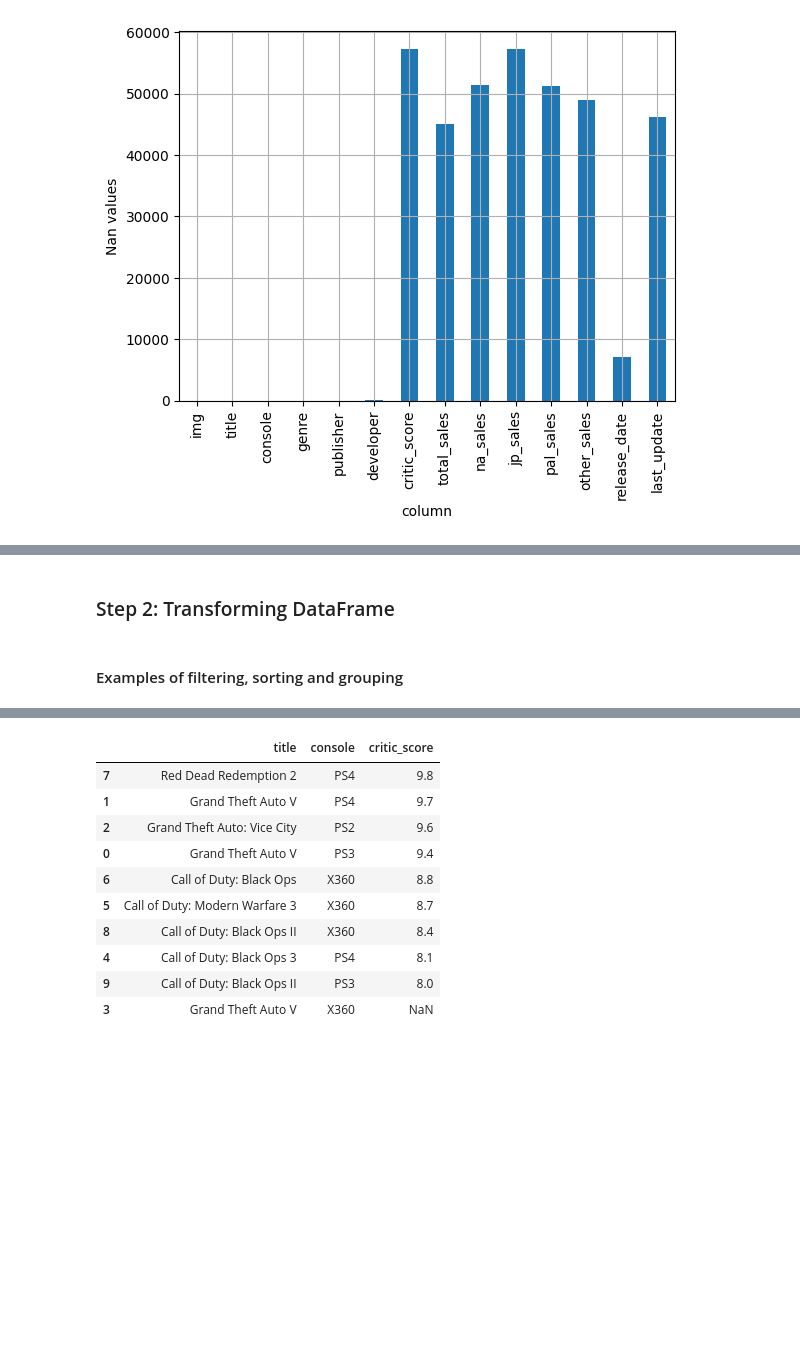
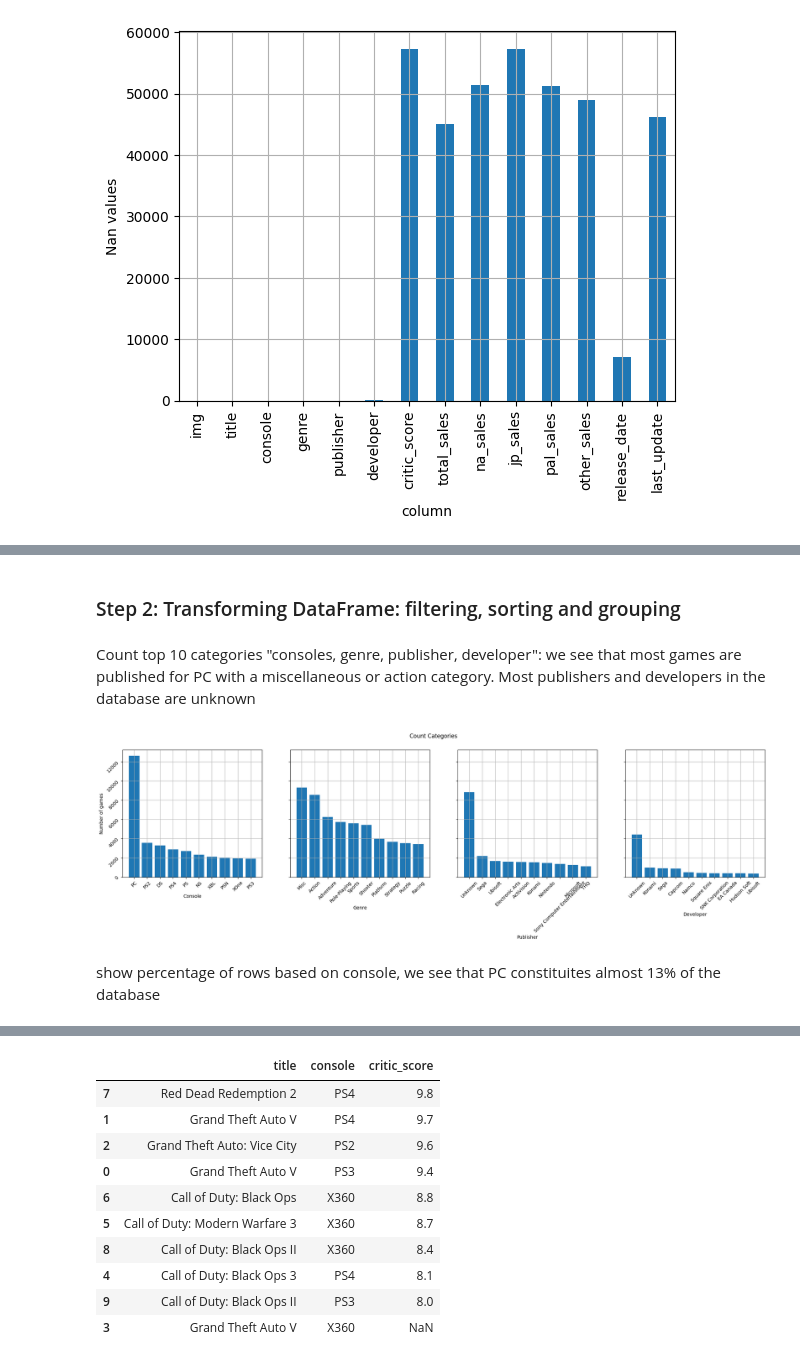
Before and after one commit to eulogi92/Portfolio, a Jupyter notebook: Python/Project 1/Python_Project_Sales.ipynb, the cells around one changed output, grey strips where cells are left out. Cells and saved outputs as stored; diff of their text form; code cells hidden in the pictures; blank space fills up the shorter version.

```diff
--- a/Python/Project 1/Python_Project_Sales.ipynb
+++ b/Python/Project 1/Python_Project_Sales.ipynb
@@ -50,0 +55,3 @@ memory usage: 6.8+ MB
+# %%
+df['release_date']=pd.to_datetime(df['release_date'], format='%Y-%m-%d')
+df['last_update']=pd.to_datetime(df['last_update'], format='%Y-%m-%d')
@@ -113,4 +178,24 @@ plt.show()
 # %% [markdown]
-### Step 2: Transforming DataFrame
+### Step 2: Transforming DataFrame: filtering, sorting and grouping
-# %% [markdown]
-#### Examples of filtering, sorting and grouping
+# %% [markdown]
+Count top 10 categories "consoles, genre, publisher, developer": we see that most games are published for PC with a miscellaneous or action category. Most publishers and developers in the database are unknown
+# %%
+fig, axs = plt.subplots(1, 4, figsize=(25, 5), sharey=True)
+fig.suptitle('Count Categories')
+axs[0].bar(df["console"].value_counts().head(10).index,df["console"].value_counts().head(10).values)
+axs[0].set_xlabel('Console')
+axs[0].set_ylabel('Number of games')
+axs[1].bar(df["genre"].value_counts().head(10).index,df["genre"].value_counts().head(10).values)
+axs[1].set_xlabel('Genre')
+axs[2].bar(df["publisher"].value_counts().head(10).index,df["publisher"].value_counts().head(10).values)
+axs[2].set_xlabel('Publisher')
+axs[3].bar(df["developer"].value_counts().head(10).index,df["developer"].value_counts().head(10).values)
+axs[3].set_xlabel('Developer')
+
+for x in range(4):
+  axs[x].grid()
+  axs[x].tick_params(labelrotation=45)
+# %% [output]
+[figure, added]
+# %% [markdown]
+show percentage of rows based on console, we see that PC constituites almost 13% of the database
```
Also changed, not shown: parts of 36 cells of this notebook.
